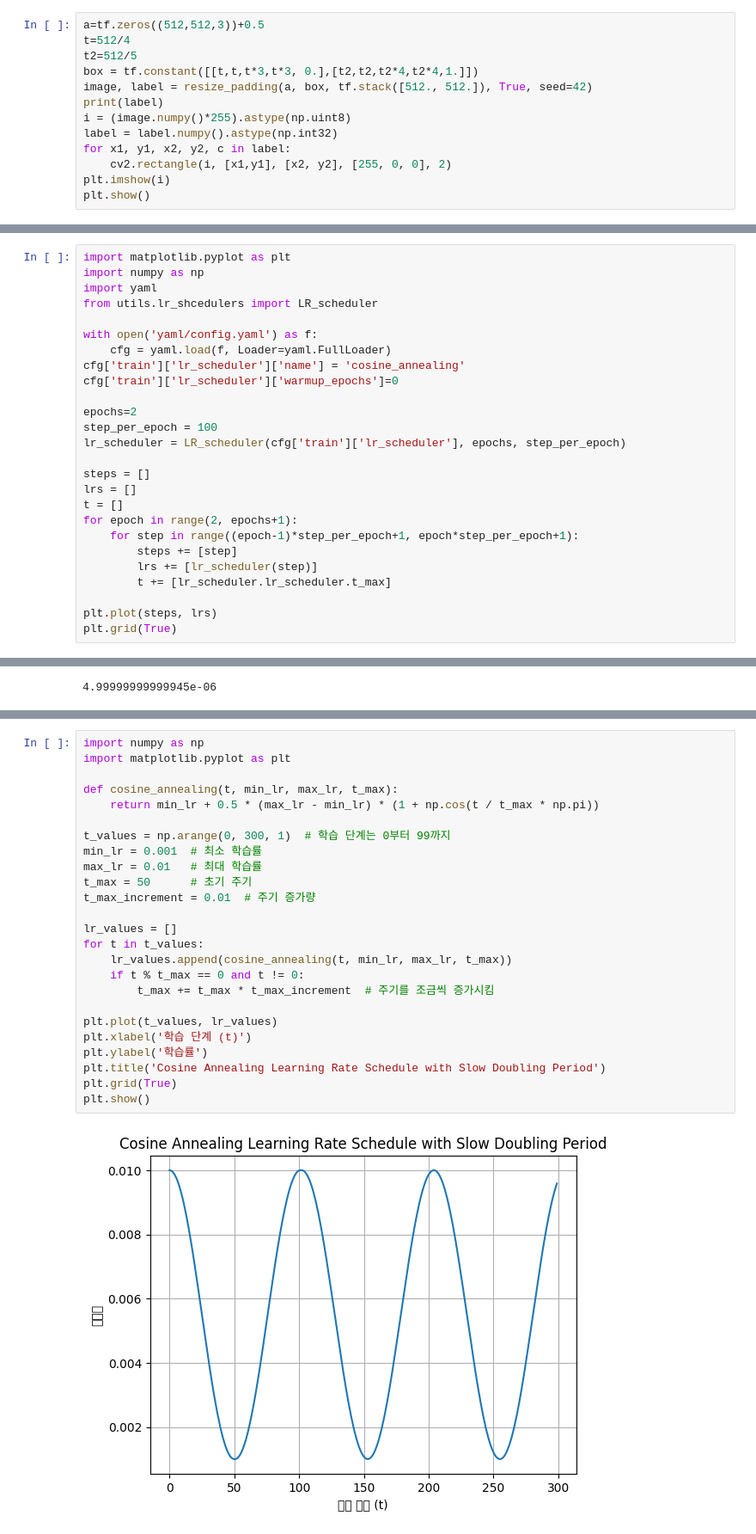
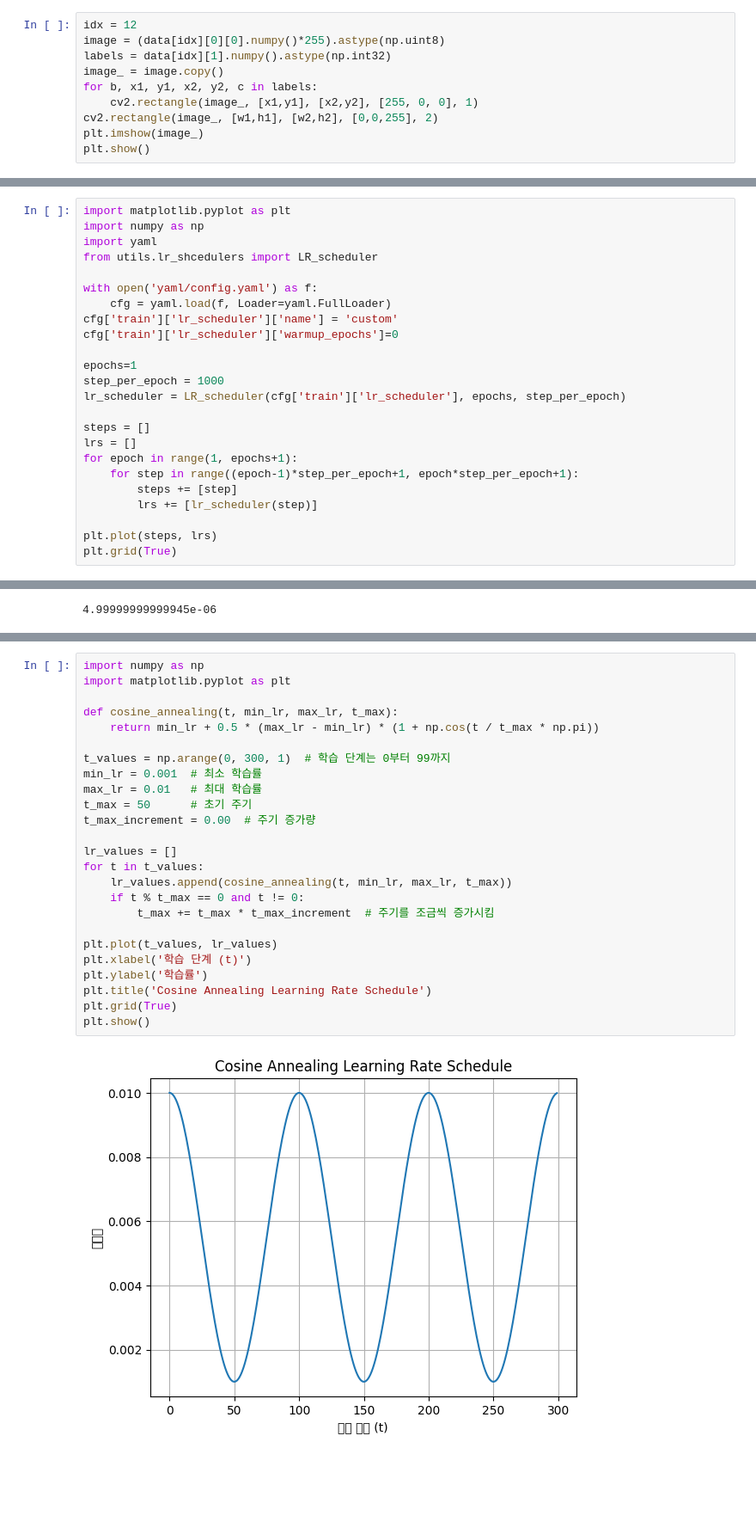
Before and after one commit to kongbuhaja/YOLO_v4, a Jupyter notebook: test.ipynb, the cells around one changed output, grey strips where cells are left out. Shown at 86% size. Drawn from its saved outputs; the diff is of its cells as text; blank space fills up the shorter version.

```diff
--- a/test.ipynb
+++ b/test.ipynb
@@ -83,14 +101,11 @@ def resize_padding(image, labels, out_size, random=False, mode='CONSTANT', const
 # %%
-a=tf.zeros((512,512,3))+0.5
-t=512/4
-t2=512/5
-box = tf.constant([[t,t,t*3,t*3, 0.],[t2,t2,t2*4,t2*4,1.]])
-image, label = resize_padding(a, box, tf.stack([512., 512.]), True, seed=42)
-print(label)
-i = (image.numpy()*255).astype(np.uint8)
-label = label.numpy().astype(np.int32)
-for x1, y1, x2, y2, c in label:
-    cv2.rectangle(i, [x1,y1], [x2, y2], [255, 0, 0], 2)
-plt.imshow(i)
+idx = 12
+image = (data[idx][0][0].numpy()*255).astype(np.uint8)
+labels = data[idx][1].numpy().astype(np.int32)
+image_ = image.copy()
+for b, x1, y1, x2, y2, c in labels:
+    cv2.rectangle(image_, [x1,y1], [x2,y2], [255, 0, 0], 1)
+cv2.rectangle(image_, [w1,h1], [w2,h2], [0,0,255], 2)
+plt.imshow(image_)
 plt.show()
 # %% [output]
@@ -293,21 +127,19 @@ from utils.lr_shcedulers import LR_scheduler
 
 with open('yaml/config.yaml') as f:
     cfg = yaml.load(f, Loader=yaml.FullLoader)
-cfg['train']['lr_scheduler']['name'] = 'cosine_annealing'
+cfg['train']['lr_scheduler']['name'] = 'custom'
 cfg['train']['lr_scheduler']['warmup_epochs']=0
 
-epochs=2
-step_per_epoch = 100
+epochs=1
+step_per_epoch = 1000
 lr_scheduler = LR_scheduler(cfg['train']['lr_scheduler'], epochs, step_per_epoch)
 
 steps = []
 lrs = []
-t = []
-for epoch in range(2, epochs+1):
+for epoch in range(1, epochs+1):
     for step in range((epoch-1)*step_per_epoch+1, epoch*step_per_epoch+1):
         steps += [step]
         lrs += [lr_scheduler(step)]
-        t += [lr_scheduler.lr_scheduler.t_max]
 
 plt.plot(steps, lrs)
 plt.grid(True)
@@ -347,27 +179,27 @@ plt.show()
 # %%
 import numpy as np
 import matplotlib.pyplot as plt
 
 def cosine_annealing(t, min_lr, max_lr, t_max):
     return min_lr + 0.5 * (max_lr - min_lr) * (1 + np.cos(t / t_max * np.pi))
 
 t_values = np.arange(0, 300, 1)  # 학습 단계는 0부터 99까지
 min_lr = 0.001  # 최소 학습률
 max_lr = 0.01   # 최대 학습률
 t_max = 50      # 초기 주기
-t_max_increment = 0.01  # 주기 증가량
+t_max_increment = 0.00  # 주기 증가량
 
 lr_values = []
 for t in t_values:
     lr_values.append(cosine_annealing(t, min_lr, max_lr, t_max))
     if t % t_max == 0 and t != 0:
         t_max += t_max * t_max_increment  # 주기를 조금씩 증가시킴
 
 plt.plot(t_values, lr_values)
 plt.xlabel('학습 단계 (t)')
 plt.ylabel('학습률')
-plt.title('Cosine Annealing Learning Rate Schedule with Slow Doubling Period')
+plt.title('Cosine Annealing Learning Rate Schedule')
 plt.grid(True)
 plt.show()
 # %% [output]
-[figure, old version]
+[figure, new version]
```
Also changed, not shown: parts of 34 cells of this notebook, 11 other files.
